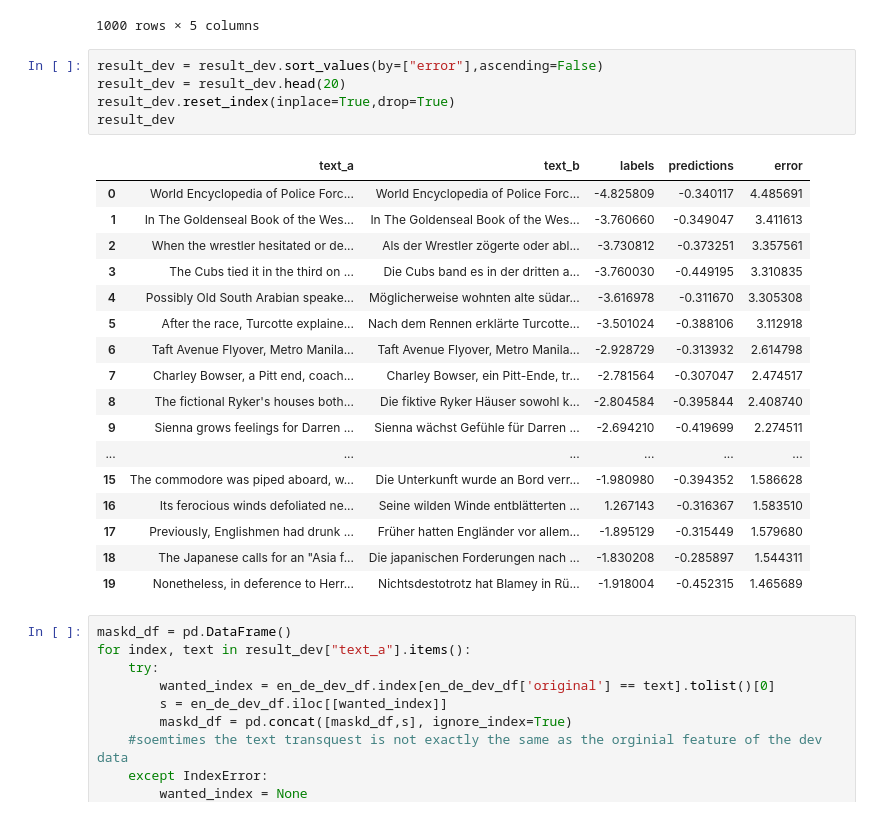
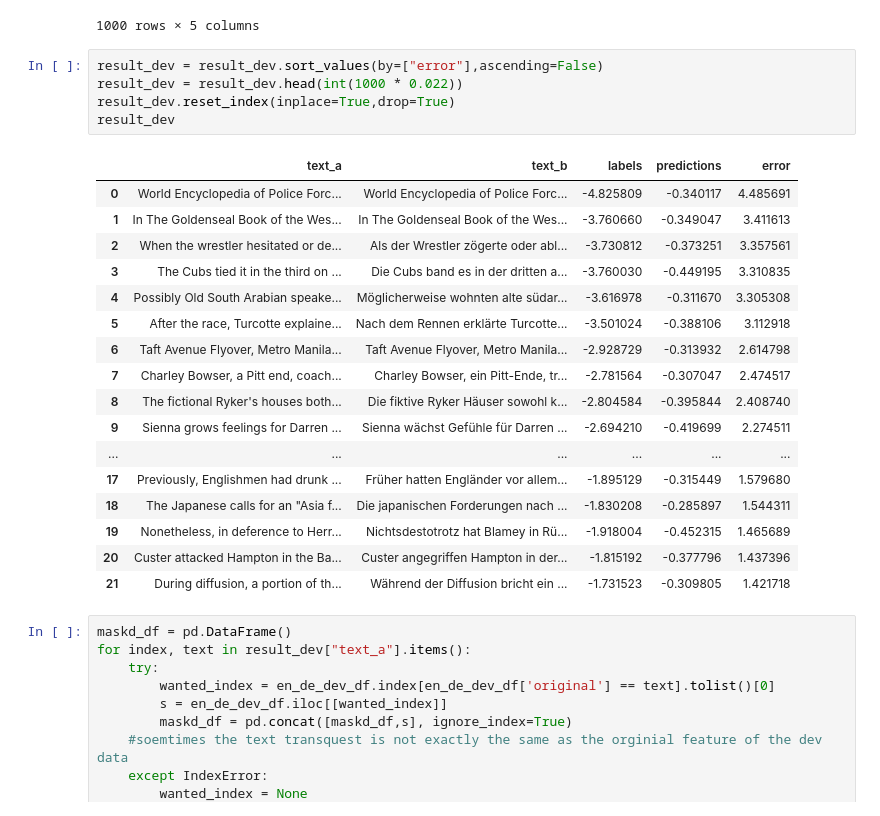
Before and after one commit to reidya3/Shared_task_wmt_2020, a Jupyter notebook: notebooks/masked different levels.ipynb, the cells around one changed output. Drawn from its saved outputs; the diff is of its cells as text.

```diff
--- a/notebooks/masked different levels.ipynb
+++ b/notebooks/masked different levels.ipynb
@@ -141,27 +141,27 @@ result_dev
 1000 rows × 5 columns
 # %%
 result_dev = result_dev.sort_values(by=["error"],ascending=False)
-result_dev = result_dev.head(20)
+result_dev = result_dev.head(int(1000 * 0.022))
 result_dev.reset_index(inplace=True,drop=True)
 result_dev
 # %% [output]
 |  | text_a | text_b | labels | predictions | error |
 | 0 | World Encyclopedia of Police Forc... | World Encyclopedia of Police Forc... | -4.825809 | -0.340117 | 4.485691 |
 | 1 | In The Goldenseal Book of the Wes... | In The Goldenseal Book of the Wes... | -3.760660 | -0.349047 | 3.411613 |
 | 2 | When the wrestler hesitated or de... | Als der Wrestler zögerte oder abl... | -3.730812 | -0.373251 | 3.357561 |
 | 3 | The Cubs tied it in the third on ... | Die Cubs band es in der dritten a... | -3.760030 | -0.449195 | 3.310835 |
 | 4 | Possibly Old South Arabian speake... | Möglicherweise wohnten alte südar... | -3.616978 | -0.311670 | 3.305308 |
 | 5 | After the race, Turcotte explaine... | Nach dem Rennen erklärte Turcotte... | -3.501024 | -0.388106 | 3.112918 |
 | 6 | Taft Avenue Flyover, Metro Manila... | Taft Avenue Flyover, Metro Manila... | -2.928729 | -0.313932 | 2.614798 |
 | 7 | Charley Bowser, a Pitt end, coach... | Charley Bowser, ein Pitt-Ende, tr... | -2.781564 | -0.307047 | 2.474517 |
 | 8 | The fictional Ryker's houses both... | Die fiktive Ryker Häuser sowohl k... | -2.804584 | -0.395844 | 2.408740 |
 | 9 | Sienna grows feelings for Darren ... | Sienna wächst Gefühle für Darren ... | -2.694210 | -0.419699 | 2.274511 |
 | ... | ... | ... | ... | ... | ... |
-| 15 | The commodore was piped aboard, w... | Die Unterkunft wurde an Bord verr... | -1.980980 | -0.394352 | 1.586628 |
-| 16 | Its ferocious winds defoliated ne... | Seine wilden Winde entblätterten ... | 1.267143 | -0.316367 | 1.583510 |
 | 17 | Previously, Englishmen had drunk ... | Früher hatten Engländer vor allem... | -1.895129 | -0.315449 | 1.579680 |
 | 18 | The Japanese calls for an "Asia f... | Die japanischen Forderungen nach ... | -1.830208 | -0.285897 | 1.544311 |
 | 19 | Nonetheless, in deference to Herr... | Nichtsdestotrotz hat Blamey in Rü... | -1.918004 | -0.452315 | 1.465689 |
+| 20 | Custer attacked Hampton in the Ba... | Custer angegriffen Hampton in der... | -1.815192 | -0.377796 | 1.437396 |
+| 21 | During diffusion, a portion of th... | Während der Diffusion bricht ein ... | -1.731523 | -0.309805 | 1.421718 |
 # %%
 maskd_df = pd.DataFrame()
 for index, text in result_dev["text_a"].items():
```
Also changed, not shown: parts of 3 cells of this notebook, 4 other files.
